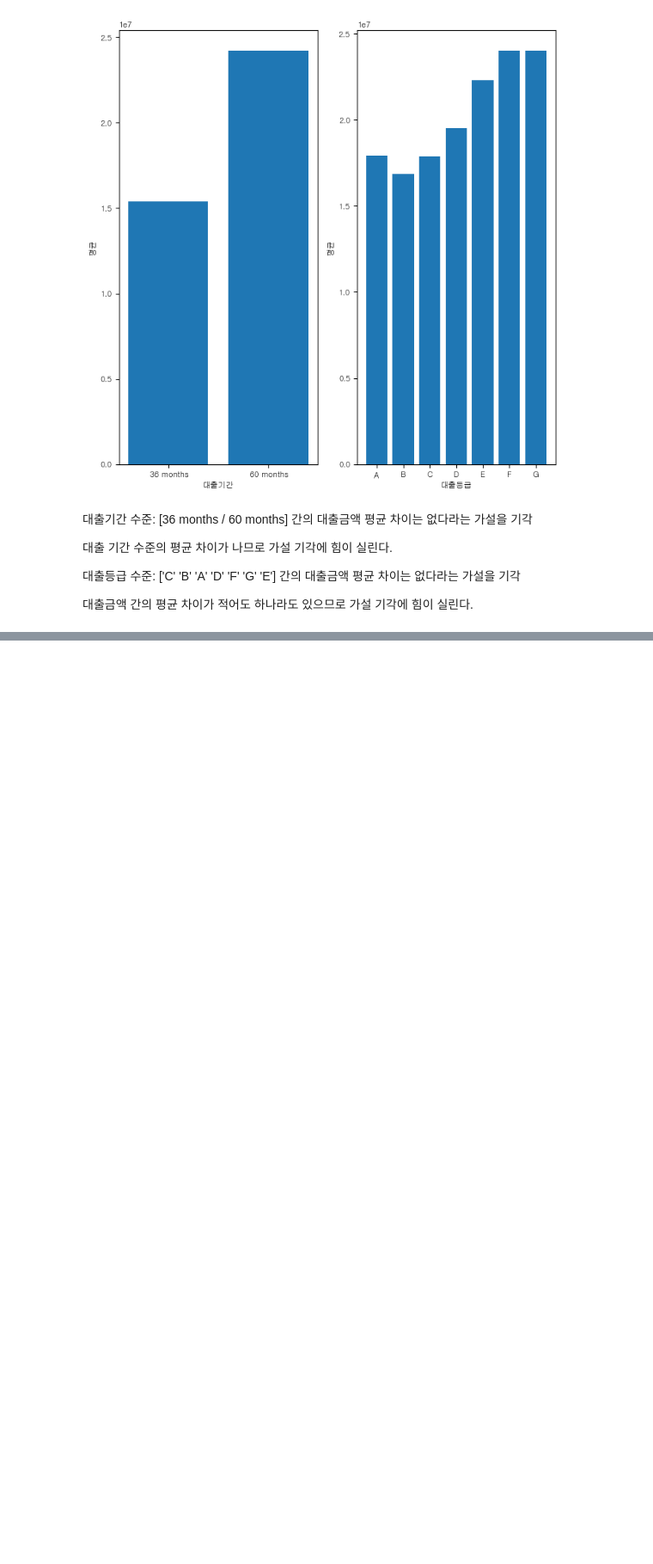
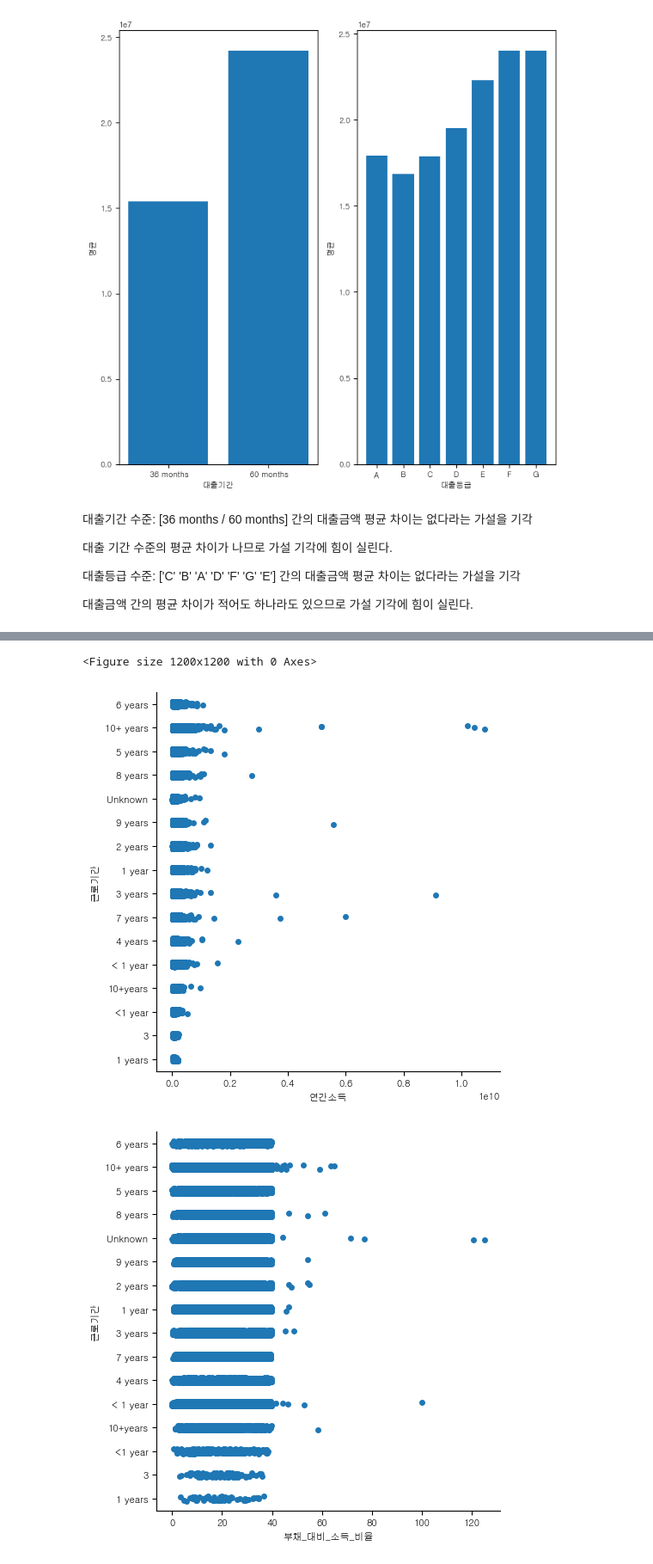
Before and after one commit to youse0ng/AICE_, a Jupyter notebook: open/데이터.ipynb, the cells around one changed output, grey strips where cells are left out. Shown at 86% size. Drawn from its saved outputs; the diff is of its cells as text; code cells hidden in the pictures; blank space fills up the shorter version.

```diff
--- a/open/데이터.ipynb
+++ b/open/데이터.ipynb
@@ -338,0 +376,11 @@ plt.show()
+# %%
+plt.figure(figsize=(12,12))
+sns.catplot(data=dataframe,x='연간소득',y='근로기간')
+sns.catplot(data=dataframe,x='부채_대비_소득_비율',y='근로기간')
+sns.catplot(data=dataframe,x='대출금액',y='근로기간')
+sns.catplot(data=dataframe,x='총계좌수',y='근로기간')
+plt.show()
+# %% [output]
+<Figure size 1200x1200 with 0 Axes>
+[figure, added]
+[figure, added]
```
Also changed, not shown: parts of 9 cells of this notebook.
